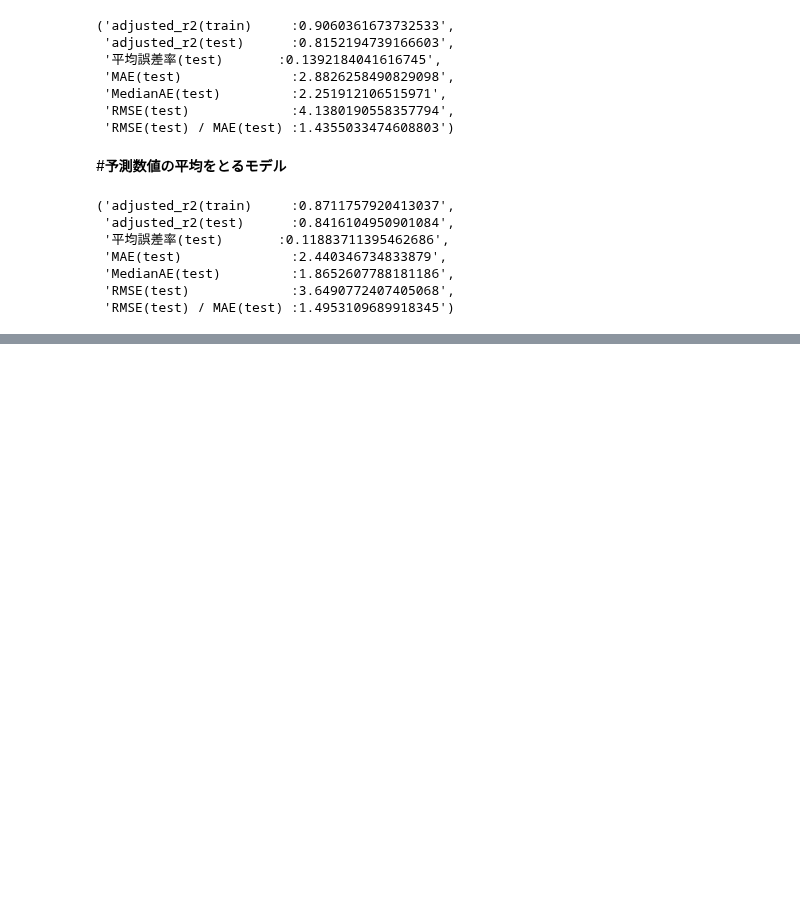
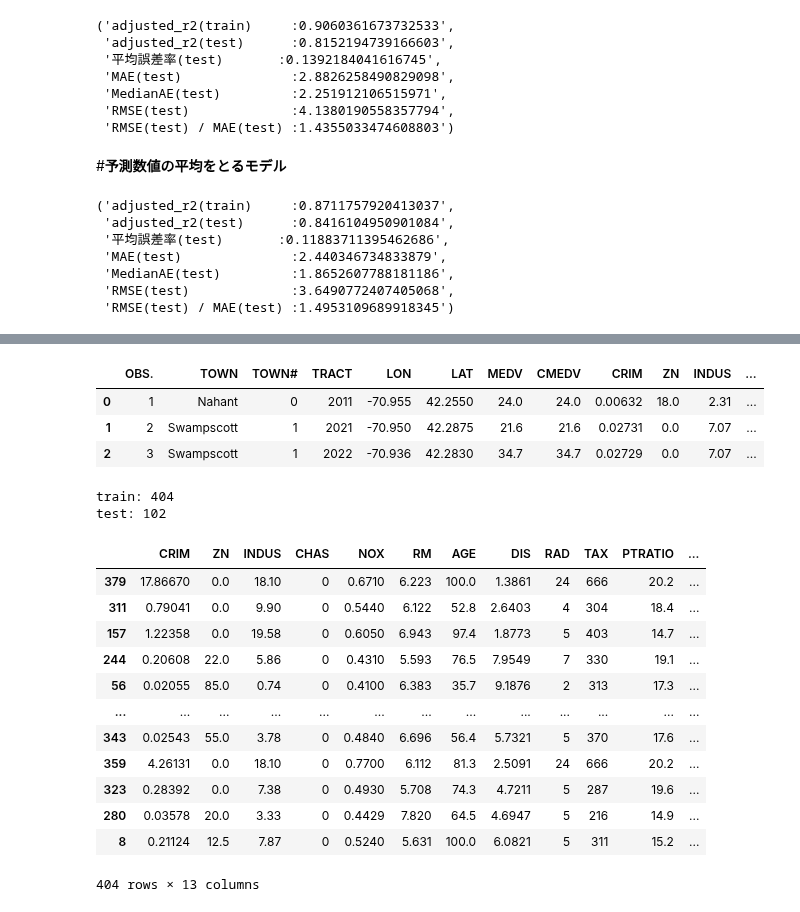
Before and after one commit to ykitaguchi77/Colab_Scripts, a Jupyter notebook: RandomForest_and_XGBoost.ipynb, the cells around one changed output, grey strips where cells are left out. Drawn from its saved outputs; the diff is of its cells as text; code cells hidden in the pictures; blank space fills up the shorter version.

```diff
--- a/RandomForest_and_XGBoost.ipynb
+++ b/RandomForest_and_XGBoost.ipynb
@@ -490,0 +850,7 @@ get_model_evaluations(X_train,Y_train,X_test,Y_test,yhat_train_average,yhat_test
+# %%
+import seaborn as sns
+import pandas as pd
+import numpy as np
+
+df = pd.read_csv("http://lib.stat.cmu.edu/datasets/boston_corrected.txt",skiprows=9,sep="\t")
+pd.DataFrame(df.columns)
@@ -490,0 +875,72 @@ get_model_evaluations(X_train,Y_train,X_test,Y_test,yhat_train_average,yhat_test
+# %%
+#頭の3行を表示
+df.head(3)
+# %% [output]
+|  | OBS. | TOWN | TOWN# | TRACT | LON | LAT | MEDV | CMEDV | CRIM | ZN | INDUS | ... |
+| 0 | 1 | Nahant | 0 | 2011 | -70.955 | 42.2550 | 24.0 | 24.0 | 0.00632 | 18.0 | 2.31 | ... |
+| 1 | 2 | Swampscott | 1 | 2021 | -70.950 | 42.2875 | 21.6 | 21.6 | 0.02731 | 0.0 | 7.07 | ... |
+| 2 | 3 | Swampscott | 1 | 2022 | -70.936 | 42.2830 | 34.7 | 34.7 | 0.02729 | 0.0 | 7.07 | ... |
+# %%
+# 訓練データとテストデータに分割する。
+from sklearn.model_selection import train_test_split
+train, test = train_test_split(df, test_size=0.20,random_state=100)
+
+# 訓練データの件数確認
+print("train: "+str(train.count()["OBS."]))
+
+# テストデータの件数確認
+print("test: "+str(test.count()["OBS."]))
+
+
+# 分析に利用する変数に限定
+# 本当だったら事前に変数選択で利用するカラムを限定しておく
+
+anacols=[
+  "CRIM"  # 1人当たりの犯罪数
+, "ZN" #町別の25,000平方フィート(7600m2)以上の住居区画の割合
+, "INDUS" #町別の非小売業が占める土地面積の割合
+, "CHAS" #チャールズ川沿いかどうか
+, "NOX" #町別の窒素酸化物の濃度
+, "RM" #住居の平均部屋数
+, "AGE" #持ち家住宅
+, "DIS" #5つのボストン雇用センターへの重み付き距離
+, "RAD" #町別の環状高速道路へのアクセスのしやすさ
+, "TAX" #町別の$10,000ドルあたりの固定資産税率
+, "PTRATIO" #町別の生徒と先生の比率
+, "B" #1000*(黒人人口割合 - 0.63)2
+, "LSTAT" #貧困人口割合
+]
+
+# 訓練データ
+X_train = train[anacols]  # 説明変数
+Y_train=train["CMEDV"] # 目的変数
+
+# テストデータ
+X_test = test[anacols] # 説明変数
+Y_test=test["CMEDV"] # 目的変数
+
+# 欠損処理
+# nullがあれば0埋めする。平均値や最頻値でもいい
+X_train = X_train.fillna(0)
+Y_train = Y_train.fillna(0)
+X_test = X_test.fillna(0)
+Y_test = Y_test.fillna(0)
+# %% [output]
+train: 404
+test: 102
+# %%
+X_train
+# %% [output]
+|  | CRIM | ZN | INDUS | CHAS | NOX | RM | AGE | DIS | RAD | TAX | PTRATIO | ... |
+| 379 | 17.86670 | 0.0 | 18.10 | 0 | 0.6710 | 6.223 | 100.0 | 1.3861 | 24 | 666 | 20.2 | ... |
+| 311 | 0.79041 | 0.0 | 9.90 | 0 | 0.5440 | 6.122 | 52.8 | 2.6403 | 4 | 304 | 18.4 | ... |
+| 157 | 1.22358 | 0.0 | 19.58 | 0 | 0.6050 | 6.943 | 97.4 | 1.8773 | 5 | 403 | 14.7 | ... |
+| 244 | 0.20608 | 22.0 | 5.86 | 0 | 0.4310 | 5.593 | 76.5 | 7.9549 | 7 | 330 | 19.1 | ... |
+| 56 | 0.02055 | 85.0 | 0.74 | 0 | 0.4100 | 6.383 | 35.7 | 9.1876 | 2 | 313 | 17.3 | ... |
+| ... | ... | ... | ... | ... | ... | ... | ... | ... | ... | ... | ... | ... |
+| 343 | 0.02543 | 55.0 | 3.78 | 0 | 0.4840 | 6.696 | 56.4 | 5.7321 | 5 | 370 | 17.6 | ... |
+| 359 | 4.26131 | 0.0 | 18.10 | 0 | 0.7700 | 6.112 | 81.3 | 2.5091 | 24 | 666 | 20.2 | ... |
+| 323 | 0.28392 | 0.0 | 7.38 | 0 | 0.4930 | 5.708 | 74.3 | 4.7211 | 5 | 287 | 19.6 | ... |
+| 280 | 0.03578 | 20.0 | 3.33 | 0 | 0.4429 | 7.820 | 64.5 | 4.6947 | 5 | 216 | 14.9 | ... |
+| 8 | 0.21124 | 12.5 | 7.87 | 0 | 0.5240 | 5.631 | 100.0 | 6.0821 | 5 | 311 | 15.2 | ... |
+404 rows × 13 columns
```
Also changed, not shown: parts of 23 cells of this notebook.
